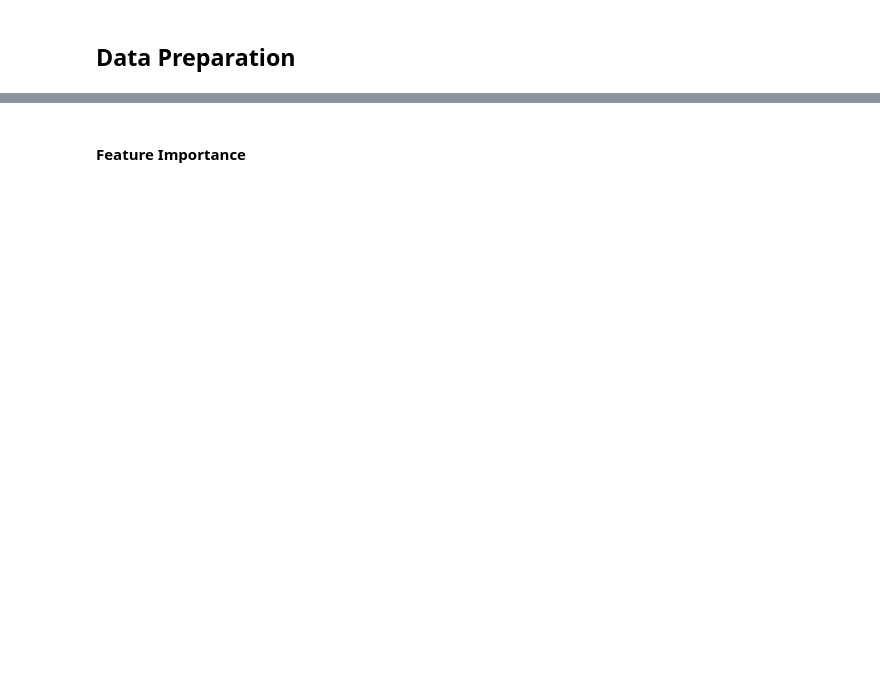
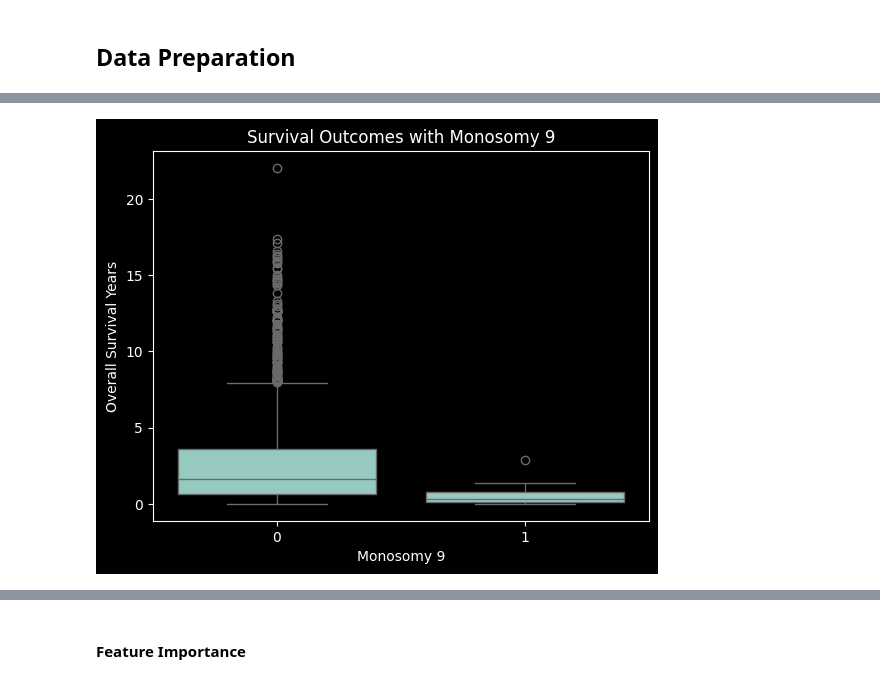
Before and after one commit to Loic-Jaillet/ENS-ML-Challenge, a Jupyter notebook: challenge_v2.ipynb, the cells around one changed output, grey strips where cells are left out. Saved outputs shown, nothing was run; the diff lists cells and outputs as text; code cells hidden in the pictures; blank space fills up the shorter version.

```diff
--- a/challenge_v2.ipynb
+++ b/challenge_v2.ipynb
@@ -113,0 +185,9 @@ X = X.merge(tmp, on='ID', how='left').fillna({'Nb mut': 0})
+# %%
+merged_mono = X.merge(target_df[['ID','OS_YEARS']], on='ID')
+sns.boxplot(x='MONOSOMY 9', y='OS_YEARS', data=merged_mono)
+plt.title('Survival Outcomes with Monosomy 9')
+plt.xlabel('Monosomy 9')
+plt.ylabel('Overall Survival Years')
+plt.show()
+# %% [output]
+[figure, added]
```
Also changed, not shown: parts of 27 cells of this notebook.
